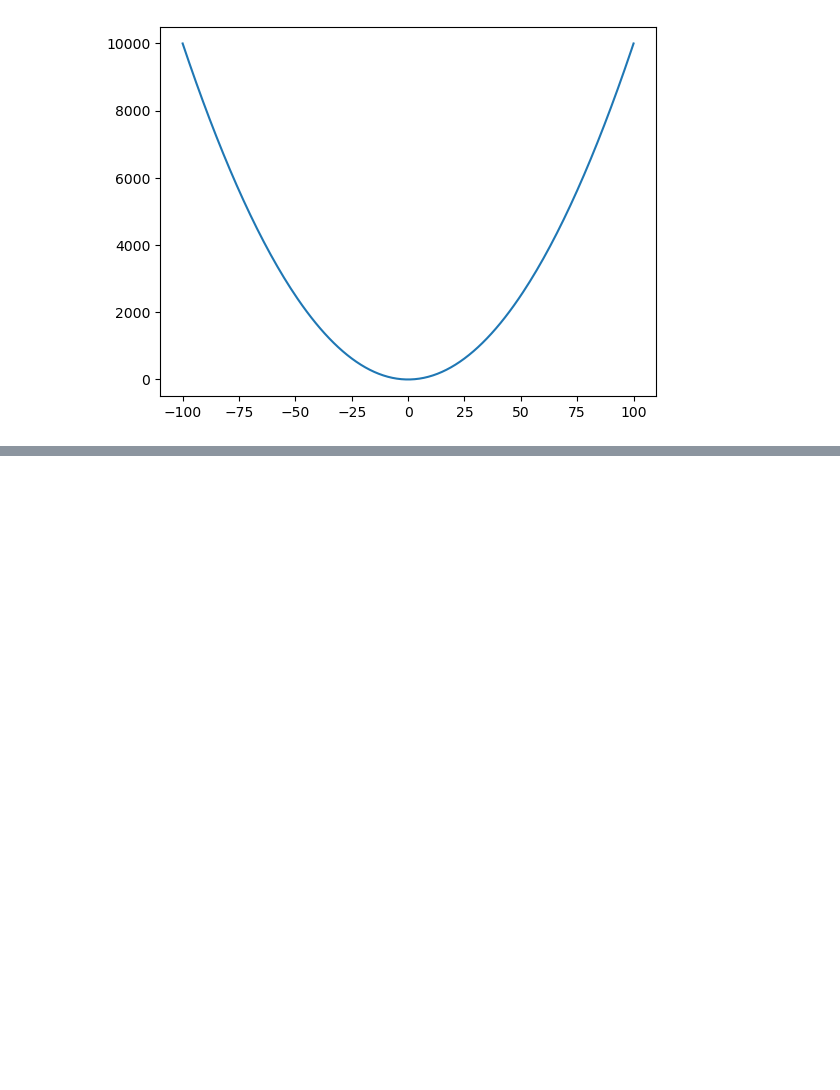
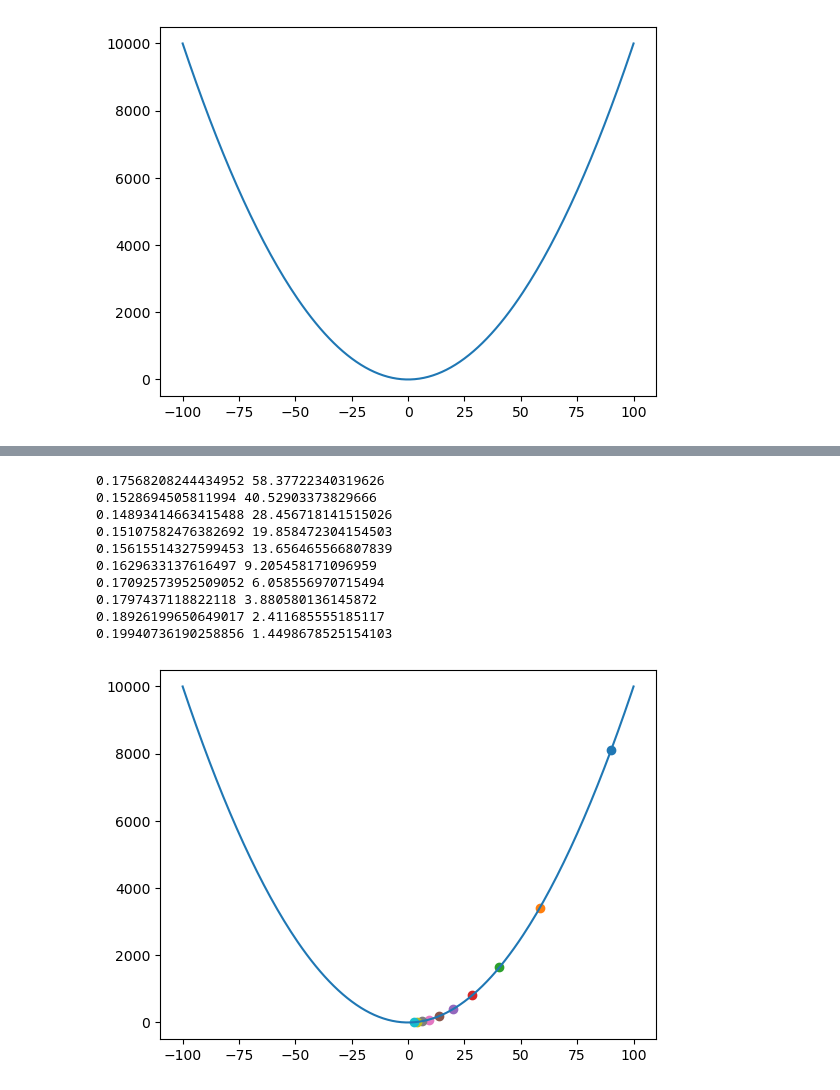
Before and after one commit to Jithendiran/mlTask, a Jupyter notebook: docs/gradient/LearningRate.ipynb, the cells around one changed output, grey strips where cells are left out. Saved outputs shown, nothing was run; the diff lists cells and outputs as text; code cells hidden in the pictures; blank space fills up the shorter version.

```diff
--- a/docs/gradient/LearningRate.ipynb
+++ b/docs/gradient/LearningRate.ipynb
@@ -130,0 +174,28 @@ plt.show()
+# %%
+x1 = 90
+y1 = fun(x1)
+gsum = 0
+lr = 0
+beta = 0.9
+plt.plot(x,y)
+for i in range(10):
+    plt.scatter(x1,y1)
+    g = grad_fun(x1)
+    gsum =  (beta * gsum) + ((1-beta)*(g * g)) # only portion of history is taken
+    lr = 10/math.sqrt(gsum + 0.000001)
+    x1 = x1 - ( lr * g)
+    y1 = fun(x1)
+    print(lr, x1)
+plt.show()
+# %% [output]
+0.17568208244434952 58.37722340319626
+0.1528694505811994 40.52903373829666
+0.14893414663415488 28.456718141515026
+0.15107582476382692 19.858472304154503
+0.15615514327599453 13.656465566807839
+0.1629633137616497 9.205458171096959
+0.17092573952509052 6.058556970715494
+0.1797437118822118 3.880580136145872
+0.18926199650649017 2.411685555185117
+0.19940736190258856 1.4498678525154103
+[figure, added]
```
Also changed, not shown: parts of 6 cells of this notebook, 3 other files.
